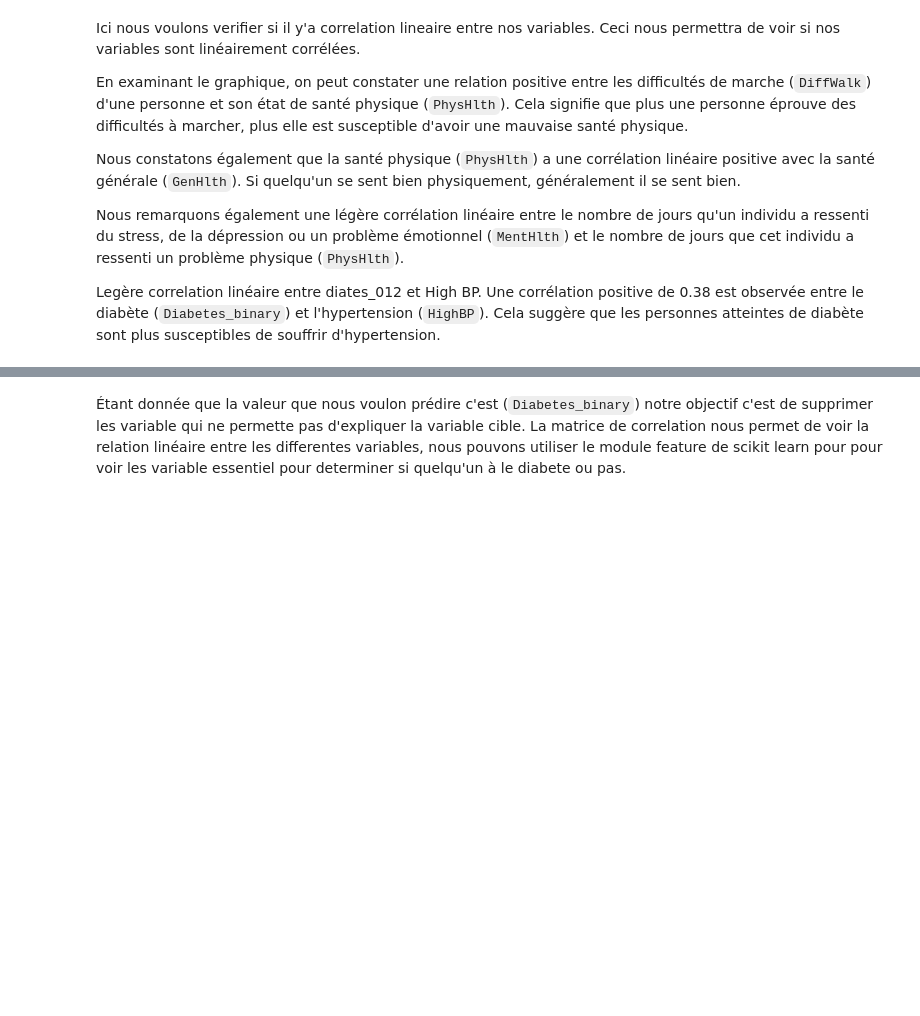
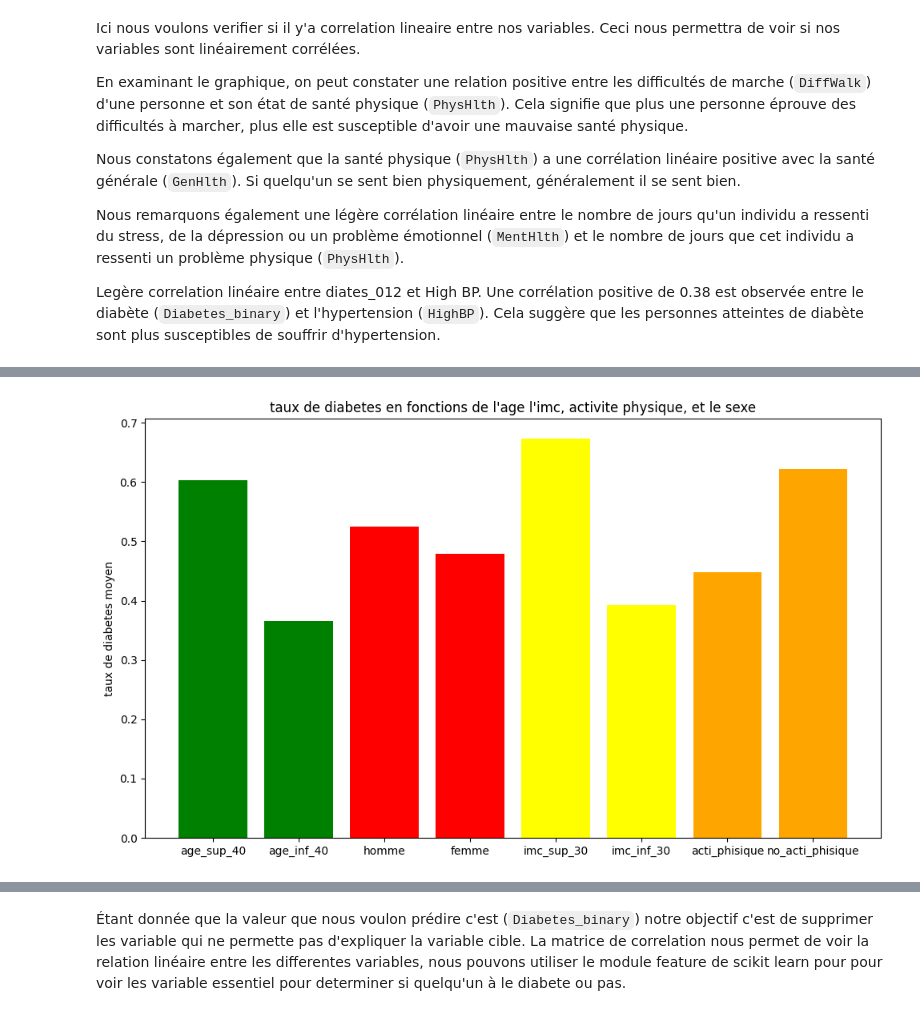
Before and after one commit to BryanGabrielAtangana/UQO_data_science_project_2024_aut, a Jupyter notebook: uqo_ds_project_2024.ipynb, the cells around one changed output, grey strips where cells are left out. Saved outputs shown, nothing was run; the diff lists cells and outputs as text; code cells hidden in the pictures; blank space fills up the shorter version.

```diff
--- a/uqo_ds_project_2024.ipynb
+++ b/uqo_ds_project_2024.ipynb
@@ -146,0 +227,35 @@ Legère correlation linéaire entre diates_012 et High BP. Une corrélation posi
+# %%
+age_sup = dataframe[dataframe['Age'] >8]['Diabetes_binary'].mean()
+age_inf = dataframe[dataframe['Age'] <=8]['Diabetes_binary'].mean()
+
+homme = dataframe[dataframe['Sex'] == 1]['Diabetes_binary'].mean()
+femme = dataframe[dataframe['Sex'] == 0]['Diabetes_binary'].mean()
+
+imc_sup = dataframe[dataframe['BMI'] > 30]['Diabetes_binary'].mean()
+imc_inf = dataframe[dataframe['BMI'] <= 30]['Diabetes_binary'].mean()
+
+acti_phisique = dataframe[dataframe['PhysActivity'] == 1]['Diabetes_binary'].mean()
+no_acti_phisique = dataframe[dataframe['PhysActivity'] == 0]['Diabetes_binary'].mean()
+
+
+element= [
+   'age_sup_40', 'age_inf_40',
+   'homme', 'femme',
+   'imc_sup_30' , 'imc_inf_30',
+   'acti_phisique', 'no_acti_phisique'
+]
+valeur= [
+   age_sup, age_inf,
+   homme, femme,
+   imc_sup , imc_inf,
+   acti_phisique, no_acti_phisique
+]
+
+plt.figure(figsize=(10, 6))
+plt.bar(element, valeur, color= ['green', 'green', 'red','red','yellow','yellow','orange', 'orange'])
+plt.title("taux de diabetes en fonctions de l'age l'imc, activite physique, et le sexe")
+plt.ylabel("taux de diabetes moyen")
+plt.tight_layout()
+plt.show()
+# %% [output]
+[figure, added]
```
Also changed, not shown: parts of 9 cells of this notebook.
